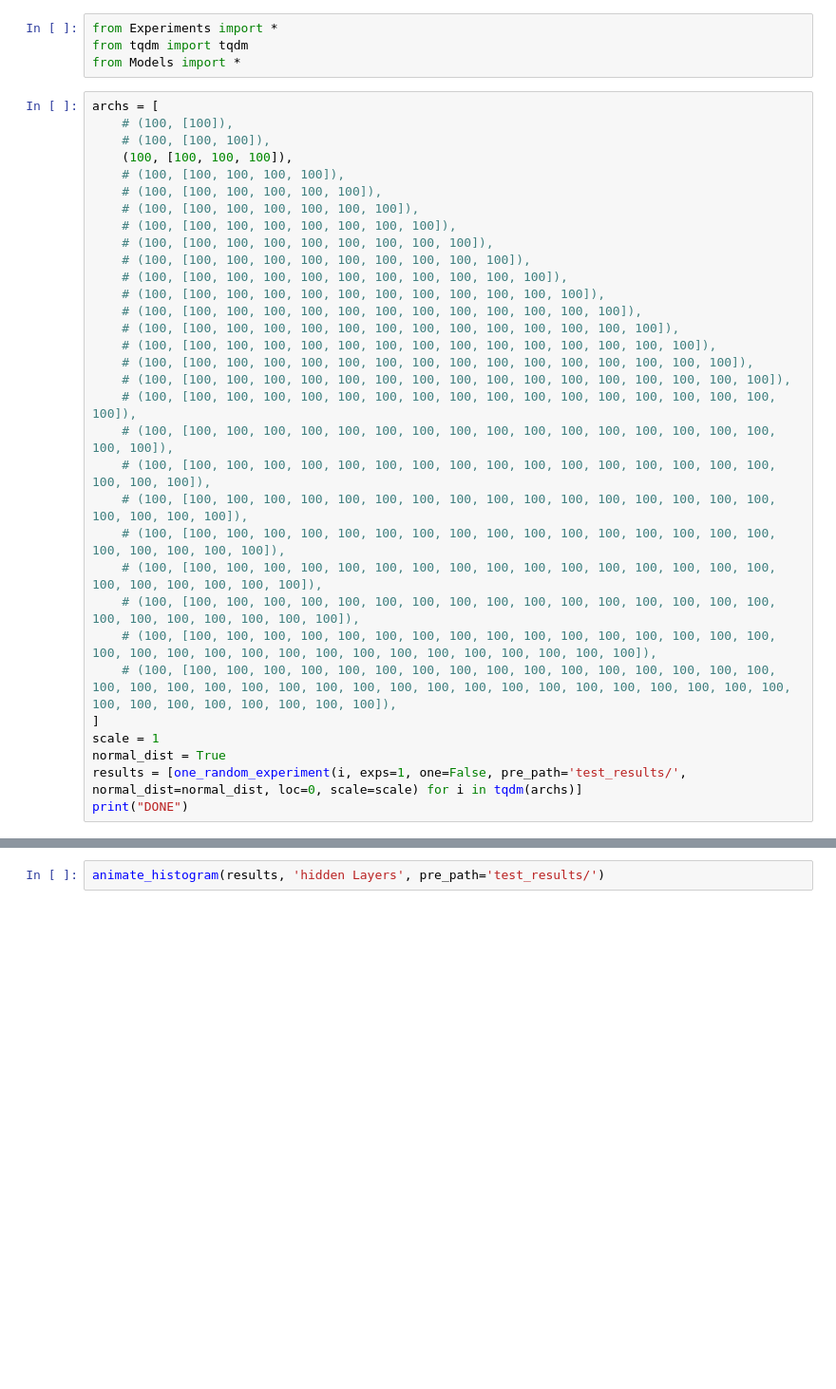
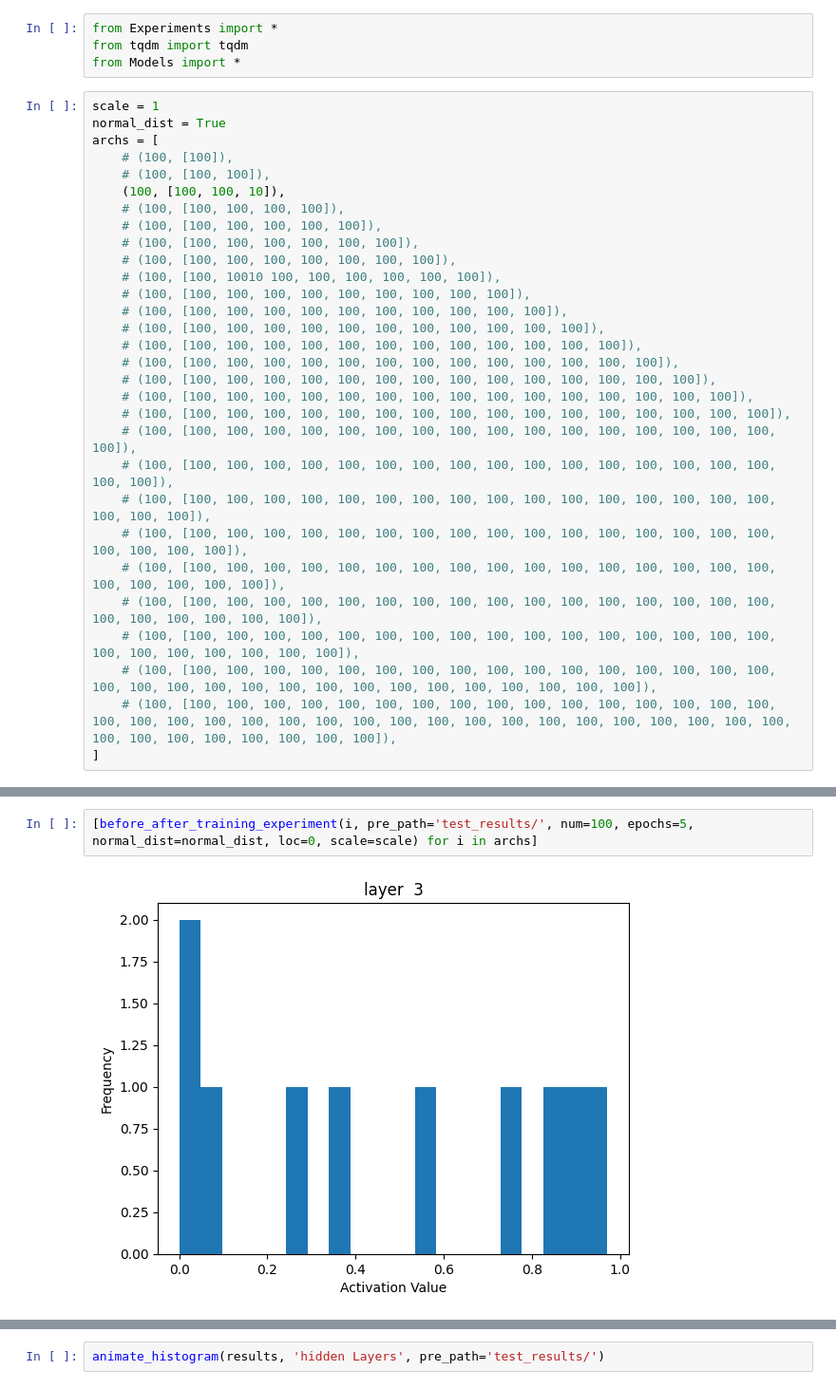
Before and after one commit to MehrabHamidi99/DimensionCollapse_sparsity, a Jupyter notebook: run_exp.ipynb, the cells around one changed output, grey strips where cells are left out. Shown at 95% size. Drawn from its saved outputs; the diff is of its cells as text; blank space fills up the shorter version.

```diff
--- a/run_exp.ipynb
+++ b/run_exp.ipynb
@@ -3,15 +3,17 @@ from Experiments import *
 from tqdm import tqdm
 from Models import *
 # %%
+scale = 1
+normal_dist = True
 archs = [
     # (100, [100]),
     # (100, [100, 100]),
-    (100, [100, 100, 100]),
+    (100, [100, 100, 10]),
     # (100, [100, 100, 100, 100]),
     # (100, [100, 100, 100, 100, 100]),
     # (100, [100, 100, 100, 100, 100, 100]),
     # (100, [100, 100, 100, 100, 100, 100, 100]),
-    # (100, [100, 100, 100, 100, 100, 100, 100, 100]),
+    # (100, [100, 10010 100, 100, 100, 100, 100, 100]),
     # (100, [100, 100, 100, 100, 100, 100, 100, 100, 100]),
     # (100, [100, 100, 100, 100, 100, 100, 100, 100, 100, 100]),
     # (100, [100, 100, 100, 100, 100, 100, 100, 100, 100, 100, 100]),
@@ -30,7 +32,3 @@ archs = [
     # (100, [100, 100, 100, 100, 100, 100, 100, 100, 100, 100, 100, 100, 100, 100, 100, 100, 100, 100, 100, 100, 100, 100, 100, 100, 100, 100, 100, 100, 100, 100, 100]),
     # (100, [100, 100, 100, 100, 100, 100, 100, 100, 100, 100, 100, 100, 100, 100, 100, 100, 100, 100, 100, 100, 100, 100, 100, 100, 100, 100, 100, 100, 100, 100, 100, 100, 100, 100, 100, 100, 100, 100, 100, 100, 100, 100, 100]),
 ]
-scale = 1
-normal_dist = True
-results = [one_random_experiment(i, exps=1, one=False, pre_path='test_results/', normal_dist=normal_dist, loc=0, scale=scale) for i in tqdm(archs)]
-print("DONE")
@@ -39,0 +35,4 @@ DONE
+# %%
+[before_after_training_experiment(i, pre_path='test_results/', num=100, epochs=5, normal_dist=normal_dist, loc=0, scale=scale) for i in archs]
+# %% [output]
+[figure, added]
```
Also changed, not shown: parts of 3 cells of this notebook, 5 other files.
